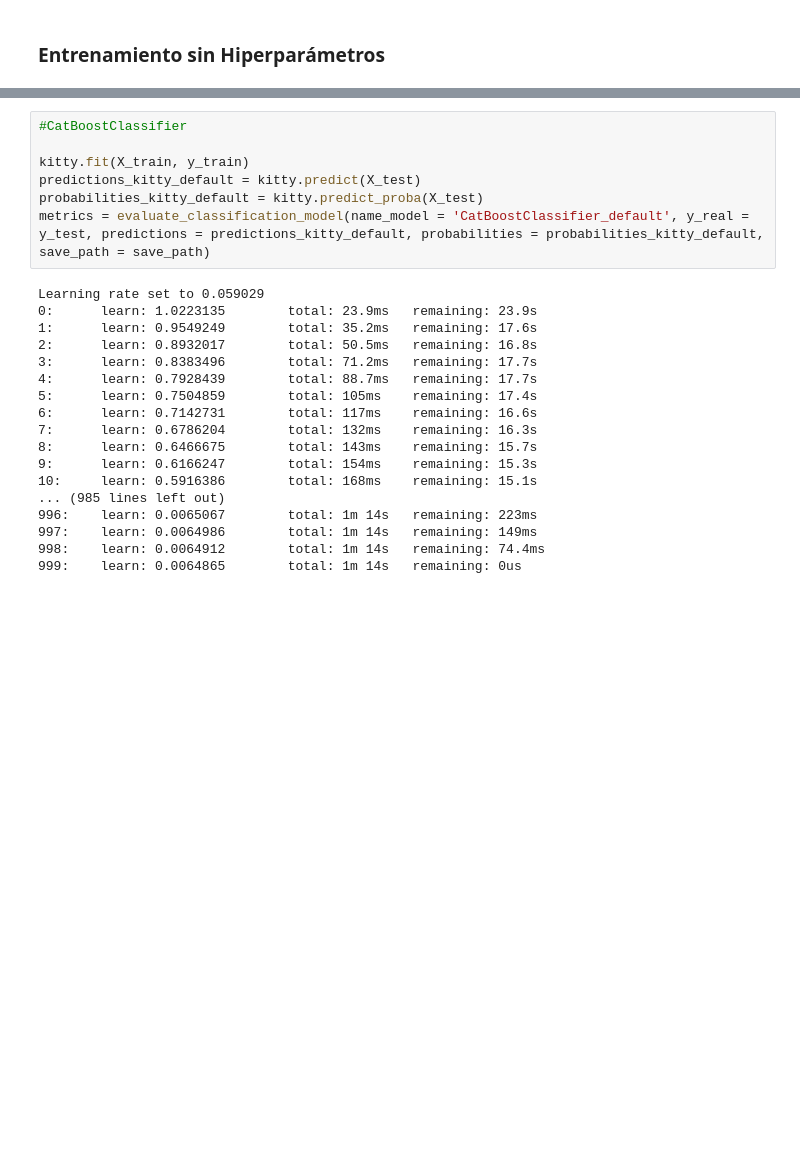
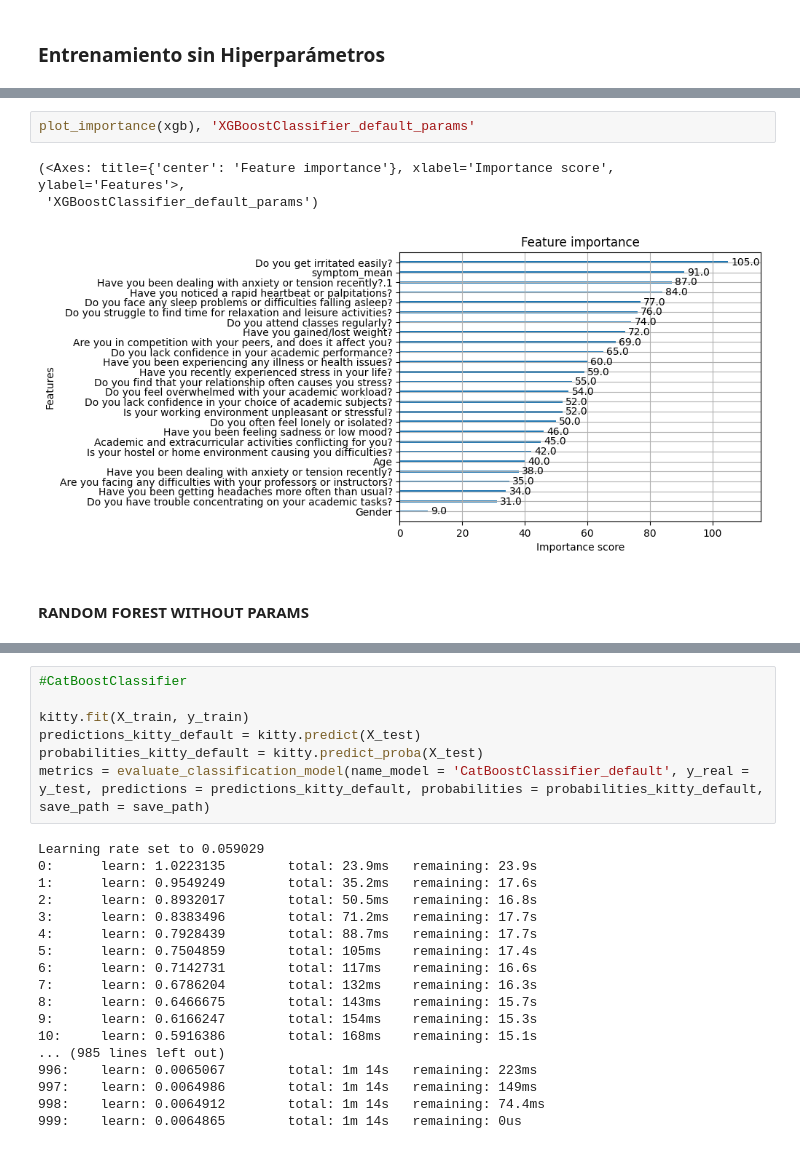
Before and after one commit to Marquinhos9873/mle3, a Jupyter notebook: notebooks/Clasificacion HPM.ipynb, the cells around one changed output, grey strips where cells are left out. Saved outputs shown, nothing was run; the diff lists cells and outputs as text; blank space fills up the shorter version.

```diff
--- a/notebooks/Clasificacion HPM.ipynb
+++ b/notebooks/Clasificacion HPM.ipynb
@@ -400,3 +446,11 @@ MlflowException: API request to endpoint /api/2.0/mlflow/experiments/create fail
+# %%
+plot_importance(xgb), 'XGBoostClassifier_default_params'
+# %% [output]
+(<Axes: title={'center': 'Feature importance'}, xlabel='Importance score', ylabel='Features'>,
+ 'XGBoostClassifier_default_params')
+[figure, added]
+# %% [markdown]
+#### RANDOM FOREST WITHOUT PARAMS
 # %%
 #RandomForestClassifier
 
```
Also changed, not shown: parts of 19 cells of this notebook, 2 other files.
